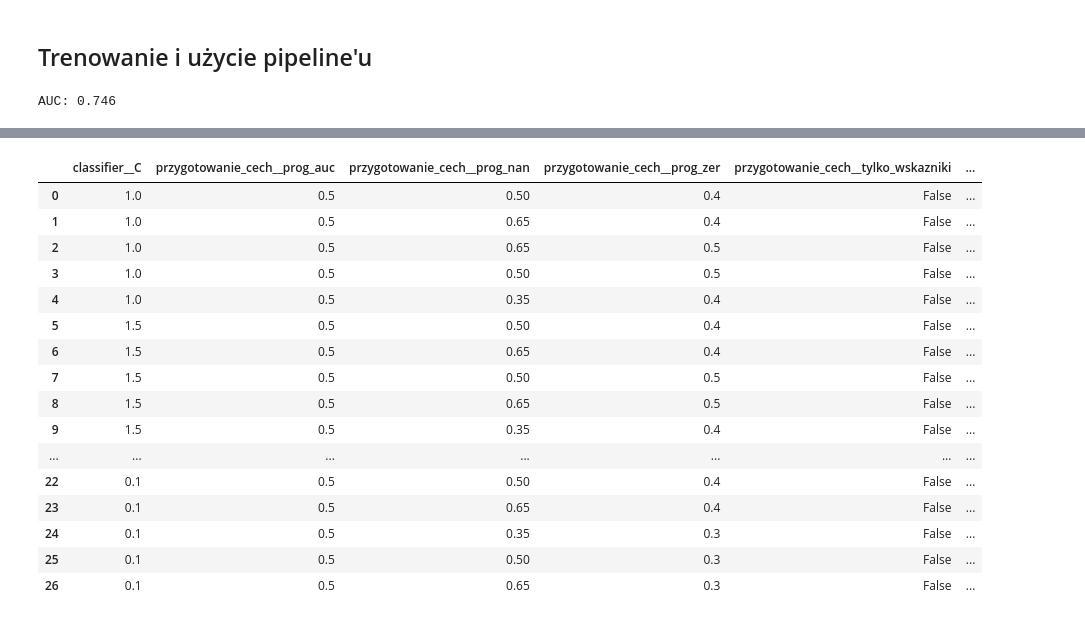
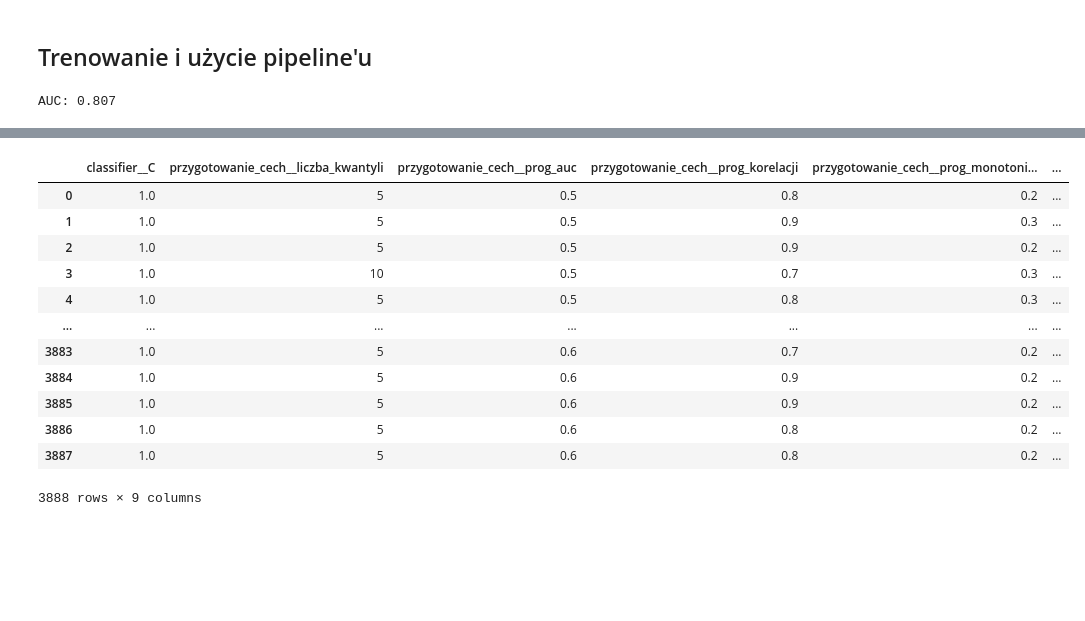
Before and after one commit to NorbertTrojan/Malysz_1, a Jupyter notebook: Uczenie regresji/regresja_logistyczna_pipeline.ipynb, the cells around one changed output, grey strips where cells are left out. Saved outputs shown, nothing was run; the diff lists cells and outputs as text; code cells hidden in the pictures; blank space fills up the shorter version.

```diff
--- a/Uczenie regresji/regresja_logistyczna_pipeline.ipynb
+++ b/Uczenie regresji/regresja_logistyczna_pipeline.ipynb
@@ -39,6 +39,8 @@ class PrzygotowanieCech(BaseEstimator, TransformerMixin):
         tylko_wskazniki=False,
         prog_nan=0.5,
         prog_zer=0.5,
+        prog_monotonicznosci=0.1,
+        liczba_kwantyli=10,
     ):
         self.kolumny_do_pominiecia = kolumny_do_pominiecia
         self.prog_korelacji = prog_korelacji
@@ -46,6 +48,8 @@ class PrzygotowanieCech(BaseEstimator, TransformerMixin):
         self.tylko_wskazniki = tylko_wskazniki
         self.prog_nan = prog_nan
         self.prog_zer = prog_zer
+        self.prog_monotonicznosci = prog_monotonicznosci
+        self.liczba_kwantyli = liczba_kwantyli
 
     def _przygotuj_baze(self, X):
         if not isinstance(X, pd.DataFrame):
@@ -117,21 +121,19 @@ class PrzygotowanieCech(BaseEstimator, TransformerMixin):
             numeryczne, prog=self.prog_korelacji
         )
         self.kolumny_po_korelacji_ = po_korelacji.columns.tolist()
-        nie_monotoniczne = wykryj_niemonotoniczne(po_korelacji, y)
-        self.kolumny_niemonotoniczne_ = list(nie_monotoniczne)
+        nie_monotoniczne = wykryj_niemonotoniczne(po_korelacji, y, prog=self.prog_monotonicznosci, liczba_kwantyli=self.liczba_kwantyli)
+        self.kolumny_niemonotoniczne_ = nie_monotoniczne
 
         if self.kolumny_niemonotoniczne_:
-            po_zawiasach, self.progi_ = dodaj_cechy_zawiasowe(
-                po_korelacji, y, self.kolumny_niemonotoniczne_
-            )
+            po_zawiasach=dodaj_cechy_zawiasowe(po_korelacji, nie_monotoniczne)
         else:
-            po_zawiasach, self.progi_ = po_korelacji, {}
+            po_zawiasach= po_korelacji
 
         self.kolumny_do_usuniecia_, self.kolumny_do_odwrocenia_ = (
             self._odrzuc_kolumny_niskiego_auc(po_zawiasach, y)
         )
         wynik = po_zawiasach.drop(columns=self.kolumny_do_usuniecia_)
-        wynik[self.kolumny_do_odwrocenia_] = -wynik[self.kolumny_do_odwrocenia_]
+        #wynik[self.kolumny_do_odwrocenia_] = -wynik[self.kolumny_do_odwrocenia_]
 
         skosnosc = wynik.skew()
         self.kolumny_do_log_ = [
@@ -151,13 +153,11 @@ class PrzygotowanieCech(BaseEstimator, TransformerMixin):
 
         if self.kolumny_niemonotoniczne_:
             numeryczne = dodaj_cechy_zawiasowe(
-                numeryczne,
-                kolumny_niemonotoniczne=self.kolumny_niemonotoniczne_,
-                progi=self.progi_,
-            )[0]
+                numeryczne, self.kolumny_niemonotoniczne_
+            )
 
         numeryczne = numeryczne.drop(columns=self.kolumny_do_usuniecia_)
-        numeryczne[self.kolumny_do_odwrocenia_] = -numeryczne[self.kolumny_do_odwrocenia_]
+        #numeryczne[self.kolumny_do_odwrocenia_] = -numeryczne[self.kolumny_do_odwrocenia_]
         numeryczne[self.kolumny_do_log_]=numeryczne[self.kolumny_do_log_].clip(lower=0)
         numeryczne[self.kolumny_do_log_] = np.log1p(numeryczne[self.kolumny_do_log_])
         return numeryczne.reindex(columns=self.kolumny_wynikowe_)
@@ -196,15 +196,18 @@ predykcja = pipeline.predict(X_valid)
 
 print(f"AUC: {roc_auc_score(y_valid, prawdopodobienstwo):.3f}")
 # %% [output]
-AUC: 0.746
+AUC: 0.807
 # %%
 #optymalizacja parametrów pipeline'u
 param_grid = {
-    "przygotowanie_cech__prog_auc": [0.5],
-    "przygotowanie_cech__tylko_wskazniki": [False],
+    "przygotowanie_cech__prog_auc": [0.5, 0.55, 0.6],
+    "przygotowanie_cech__prog_korelacji": [0.7,0.8 ,0.9],
+    "przygotowanie_cech__tylko_wskazniki": [False, True],
+    "przygotowanie_cech__liczba_kwantyli": [5, 10],
+    "przygotowanie_cech__prog_monotonicznosci": [0.1, 0.2, 0.3],
     "przygotowanie_cech__prog_nan": [0.35, 0.5,0.65],
     "przygotowanie_cech__prog_zer": [0.3,0.4, 0.5],
-    "classifier__C": [0.1,1,1.5],
+    "classifier__C": [0.1,1,2, 10],
 }
 wyniki = []
 najlepszy_auc = -float("inf")
@@ -245,5 +248,6 @@ print("\nNajlepsze parametry:")
 print(najlepsze_parametry)
 print(f"\nNajlepszy ROC AUC: {najlepszy_auc:.4f}")
 
-display(wyniki_df)
+with pd.option_context("display.max_rows", 100):
+    display(wyniki_df)
 # %% [output]
@@ -267,17 +271,13 @@ Najlepszy ROC AUC: 0.8427
-|  | classifier__C | przygotowanie_cech__prog_auc | przygotowanie_cech__prog_nan | przygotowanie_cech__prog_zer | przygotowanie_cech__tylko_wskazniki | ... |
-| 0 | 1.0 | 0.5 | 0.50 | 0.4 | False | ... |
-| 1 | 1.0 | 0.5 | 0.65 | 0.4 | False | ... |
-| 2 | 1.0 | 0.5 | 0.65 | 0.5 | False | ... |
-| 3 | 1.0 | 0.5 | 0.50 | 0.5 | False | ... |
-| 4 | 1.0 | 0.5 | 0.35 | 0.4 | False | ... |
-| 5 | 1.5 | 0.5 | 0.50 | 0.4 | False | ... |
-| 6 | 1.5 | 0.5 | 0.65 | 0.4 | False | ... |
-| 7 | 1.5 | 0.5 | 0.50 | 0.5 | False | ... |
-| 8 | 1.5 | 0.5 | 0.65 | 0.5 | False | ... |
-| 9 | 1.5 | 0.5 | 0.35 | 0.4 | False | ... |
+|  | classifier__C | przygotowanie_cech__liczba_kwantyli | przygotowanie_cech__prog_auc | przygotowanie_cech__prog_korelacji | przygotowanie_cech__prog_monotoni... | ... |
+| 0 | 1.0 | 5 | 0.5 | 0.8 | 0.2 | ... |
+| 1 | 1.0 | 5 | 0.5 | 0.9 | 0.3 | ... |
+| 2 | 1.0 | 5 | 0.5 | 0.9 | 0.2 | ... |
+| 3 | 1.0 | 10 | 0.5 | 0.7 | 0.3 | ... |
+| 4 | 1.0 | 5 | 0.5 | 0.8 | 0.3 | ... |
 | ... | ... | ... | ... | ... | ... | ... |
-| 22 | 0.1 | 0.5 | 0.50 | 0.4 | False | ... |
-| 23 | 0.1 | 0.5 | 0.65 | 0.4 | False | ... |
-| 24 | 0.1 | 0.5 | 0.35 | 0.3 | False | ... |
-| 25 | 0.1 | 0.5 | 0.50 | 0.3 | False | ... |
-| 26 | 0.1 | 0.5 | 0.65 | 0.3 | False | ... |
+| 3883 | 1.0 | 5 | 0.6 | 0.7 | 0.2 | ... |
+| 3884 | 1.0 | 5 | 0.6 | 0.9 | 0.2 | ... |
+| 3885 | 1.0 | 5 | 0.6 | 0.9 | 0.2 | ... |
+| 3886 | 1.0 | 5 | 0.6 | 0.8 | 0.2 | ... |
+| 3887 | 1.0 | 5 | 0.6 | 0.8 | 0.2 | ... |
+3888 rows × 9 columns
```
Also changed, not shown: parts of 8 cells of this notebook, 6 other files.
